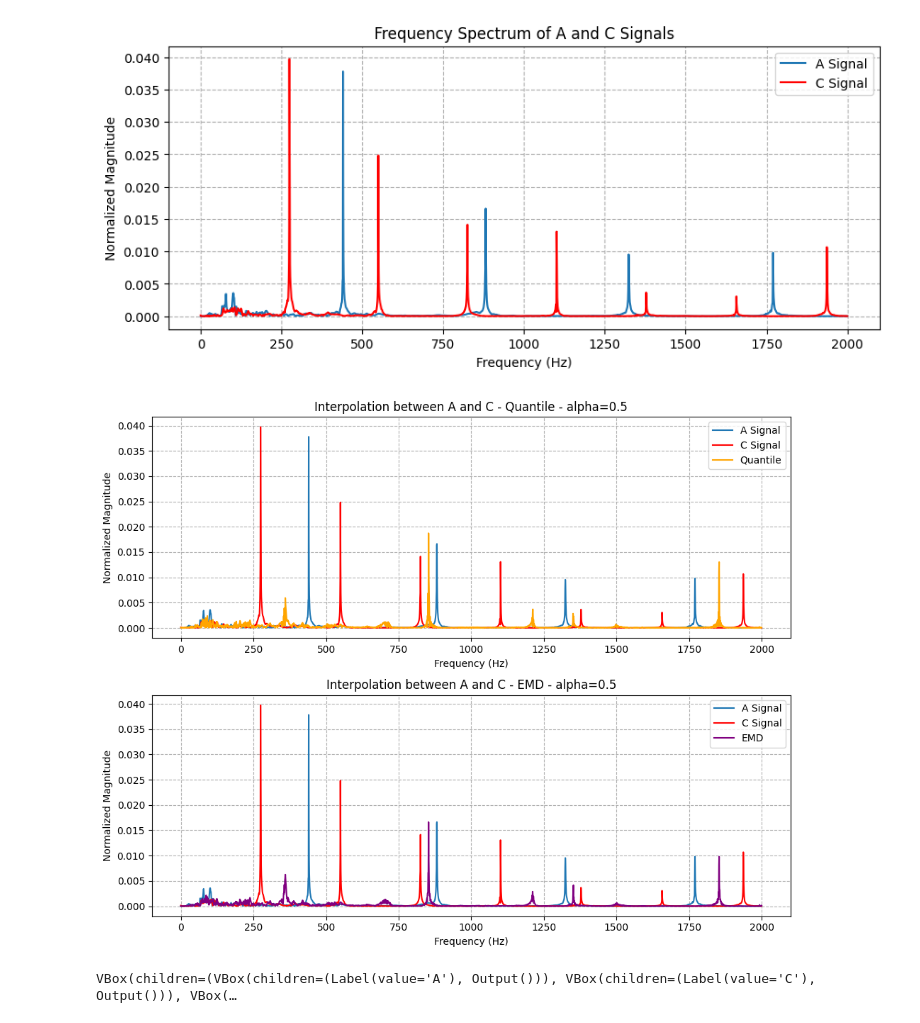
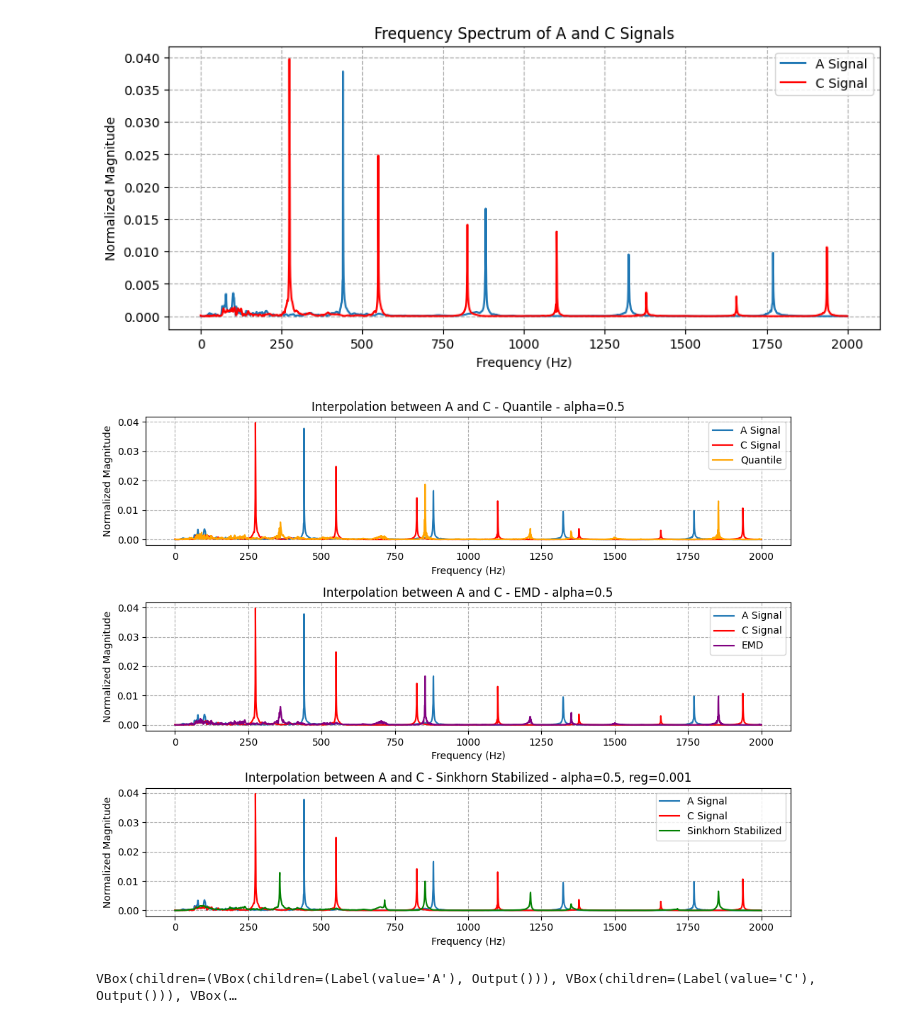
Before and after one commit to zaquastier/audio_1D_transport, a Jupyter notebook: ot_real_signals.ipynb, the cells around one changed output. Drawn from its saved outputs; the diff is of its cells as text; code cells hidden in the pictures.

```diff
--- a/ot_real_signals.ipynb
+++ b/ot_real_signals.ipynb
@@ -69,38 +69,58 @@ fft_quantile_interpolation = quantile_optimal_transport(A_fft_magnitude, C_fft_m
 # EMD
 
 fft_emd_interpolation = emd_optimal_transport(fft_frequency, A_fft_magnitude, C_fft_magnitude, alpha=alpha)
+
+# Sinkhorn Stabilized
+
+reg = 1e-3
+max_frequency_index = 2000 # in Hz, for plotting
+index = np.argmax(fft_frequency > max_frequency_index)
+A_fft_magnitude_fraction = A_fft_magnitude[:index] / np.sum(A_fft_magnitude[:index])
+C_fft_magnitude_fraction = C_fft_magnitude[:index] / np.sum(C_fft_magnitude[:index])
+fft_ss_interpolation = sinkhorn_stabilized_optimal_transport(A_fft_magnitude_fraction, C_fft_magnitude_fraction, alpha=alpha, reg=reg)
 # %%
 max_frequency_index = 2000 # in Hz, for plotting
 index = np.argmax(fft_frequency > max_frequency_index)
 
 plt.figure(figsize=[10, 8])  # Increase figure size to accommodate both subplots
 
 # First subplot for A, C, and quantile interpolation
-plt.subplot(2, 1, 1)  # 2 rows, 1 column, first plot
+plt.subplot(3, 1, 1)  # 2 rows, 1 column, first plot
 plt.plot(fft_frequency[:index], A_fft_magnitude[:index], label='A Signal', linewidth=1.5)
 plt.plot(fft_frequency[:index], C_fft_magnitude[:index], label='C Signal', color='red', linewidth=1.5)
 plt.plot(fft_frequency[:index], fft_quantile_interpolation[:index], label='Quantile', color="orange")
 plt.xlabel('Frequency (Hz)')
 plt.ylabel('Normalized Magnitude')
 plt.title(f'Interpolation between A and C - Quantile - alpha={alpha}')
 plt.grid(True, which="both", ls="--")
 plt.legend()
 
 # Second subplot for A, C, and EMD interpolation
-plt.subplot(2, 1, 2)  # 2 rows, 1 column, second plot
+plt.subplot(3, 1, 2)  # 2 rows, 1 column, second plot
 plt.plot(fft_frequency[:index], A_fft_magnitude[:index], label='A Signal', linewidth=1.5)
 plt.plot(fft_frequency[:index], C_fft_magnitude[:index], label='C Signal', color='red', linewidth=1.5)
 plt.plot(fft_frequency[:index], fft_emd_interpolation[:index], label='EMD', color="purple")
 plt.xlabel('Frequency (Hz)')
 plt.ylabel('Normalized Magnitude')
 plt.title(f'Interpolation between A and C - EMD - alpha={alpha}')
 plt.grid(True, which="both", ls="--")
 plt.legend()
 
+# Third subplot for A, C, and Sinkhorn Stabilized interpolation
+plt.subplot(3, 1, 3)  # 2 rows, 1 column, second plot
+plt.plot(fft_frequency[:index], A_fft_magnitude[:index], label='A Signal', linewidth=1.5)
+plt.plot(fft_frequency[:index], C_fft_magnitude[:index], label='C Signal', color='red', linewidth=1.5)
+plt.plot(fft_frequency[:index], fft_ss_interpolation[:index], label='Sinkhorn Stabilized', color="green")
+plt.xlabel('Frequency (Hz)')
+plt.ylabel('Normalized Magnitude')
+plt.title(f'Interpolation between A and C - Sinkhorn Stabilized - alpha={alpha}, reg={reg}')
+plt.grid(True, which="both", ls="--")
+plt.legend()
+
 plt.tight_layout()  # Adjust the layout so the plots are neatly arranged
 plt.show()
 # %% [output]
-[figure, old version]
+[figure, new version]
 # %%
 fft_quantile_inversed = np.fft.ifft(fft_quantile_interpolation)
 fft_emd_inversed = np.fft.ifft(fft_emd_interpolation)
```
Also changed, not shown: parts of 6 cells of this notebook, 5 other files.
